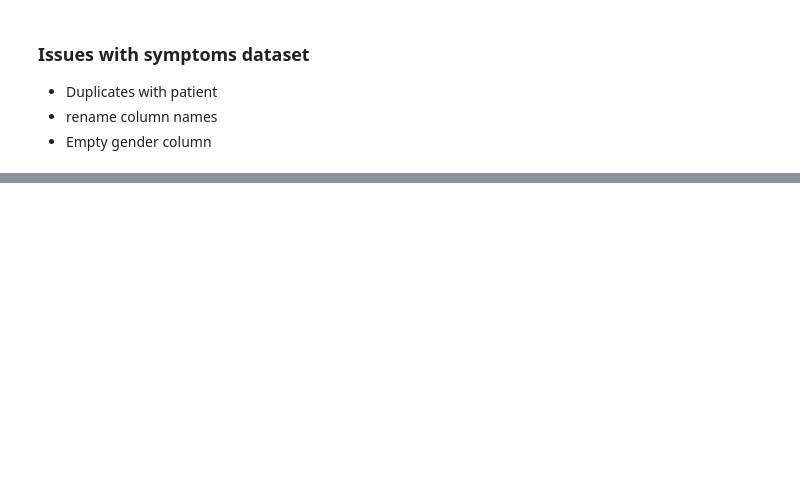
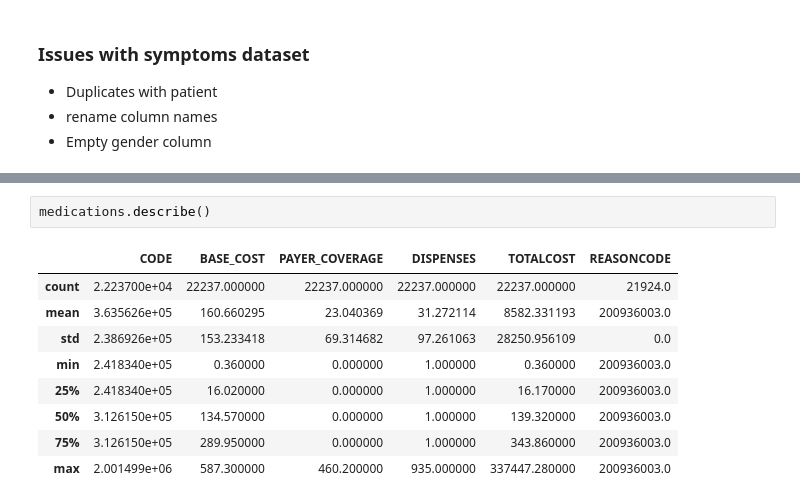
Before and after one commit to ABHISHEKBANKAWAT/Data_Engineering_Task, a Jupyter notebook: Step 1 - Data_quality_check/Dataset_EDA.ipynb, the cells around one changed output, grey strips where cells are left out. Saved outputs shown, nothing was run; the diff lists cells and outputs as text; blank space fills up the shorter version.

```diff
--- a/Step 1 - Data_quality_check/Dataset_EDA.ipynb
+++ b/Step 1 - Data_quality_check/Dataset_EDA.ipynb
@@ -376,0 +445,12 @@ symptoms.value_counts
+# %%
+medications.describe()
+# %% [output]
+|  | CODE | BASE_COST | PAYER_COVERAGE | DISPENSES | TOTALCOST | REASONCODE |
+| count | 2.223700e+04 | 22237.000000 | 22237.000000 | 22237.000000 | 22237.000000 | 21924.0 |
+| mean | 3.635626e+05 | 160.660295 | 23.040369 | 31.272114 | 8582.331193 | 200936003.0 |
+| std | 2.386926e+05 | 153.233418 | 69.314682 | 97.261063 | 28250.956109 | 0.0 |
+| min | 2.418340e+05 | 0.360000 | 0.000000 | 1.000000 | 0.360000 | 200936003.0 |
+| 25% | 2.418340e+05 | 16.020000 | 0.000000 | 1.000000 | 16.170000 | 200936003.0 |
+| 50% | 3.126150e+05 | 134.570000 | 0.000000 | 1.000000 | 139.320000 | 200936003.0 |
+| 75% | 3.126150e+05 | 289.950000 | 0.000000 | 1.000000 | 343.860000 | 200936003.0 |
+| max | 2.001499e+06 | 587.300000 | 460.200000 | 935.000000 | 337447.280000 | 200936003.0 |
```
Also changed, not shown: parts of 11 cells of this notebook.
